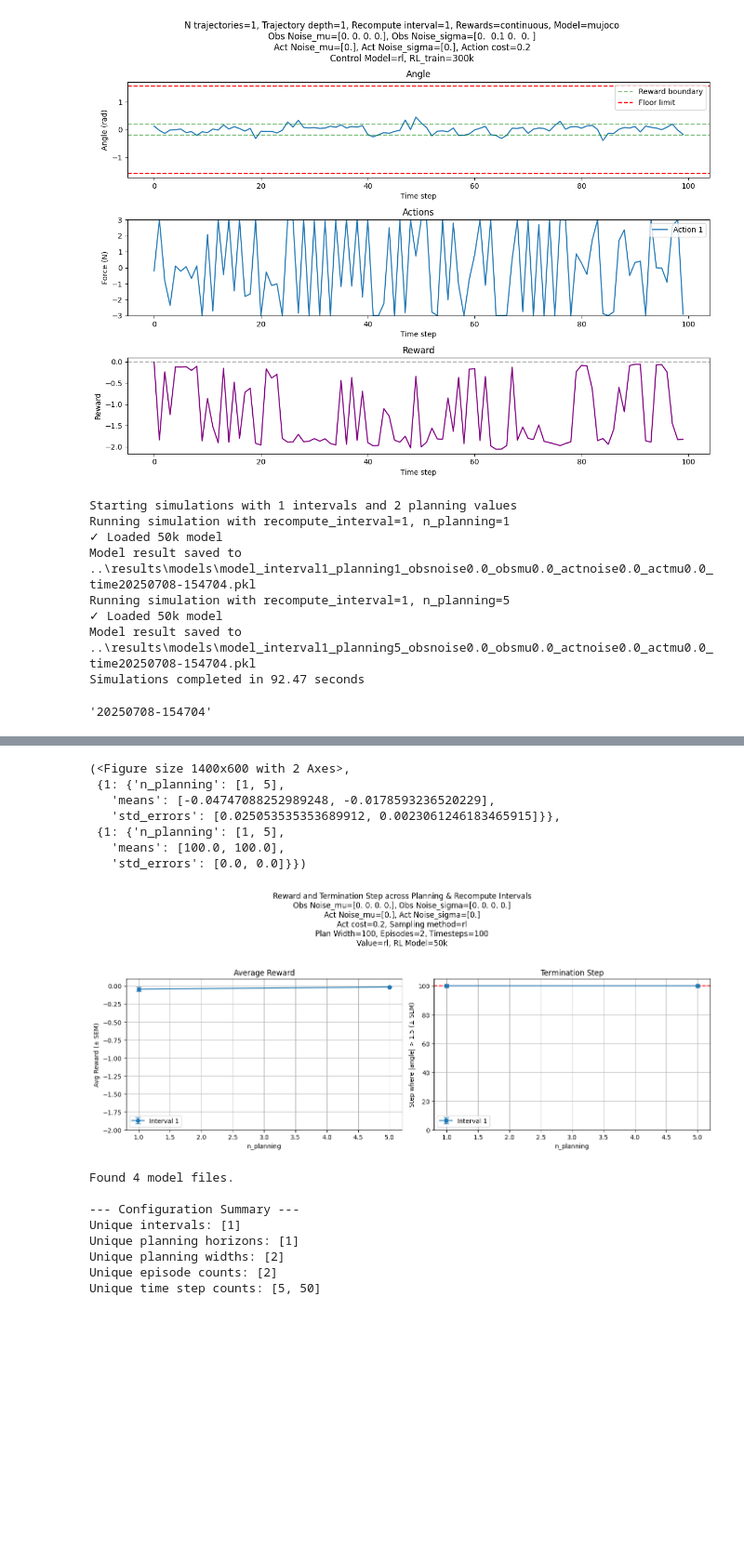
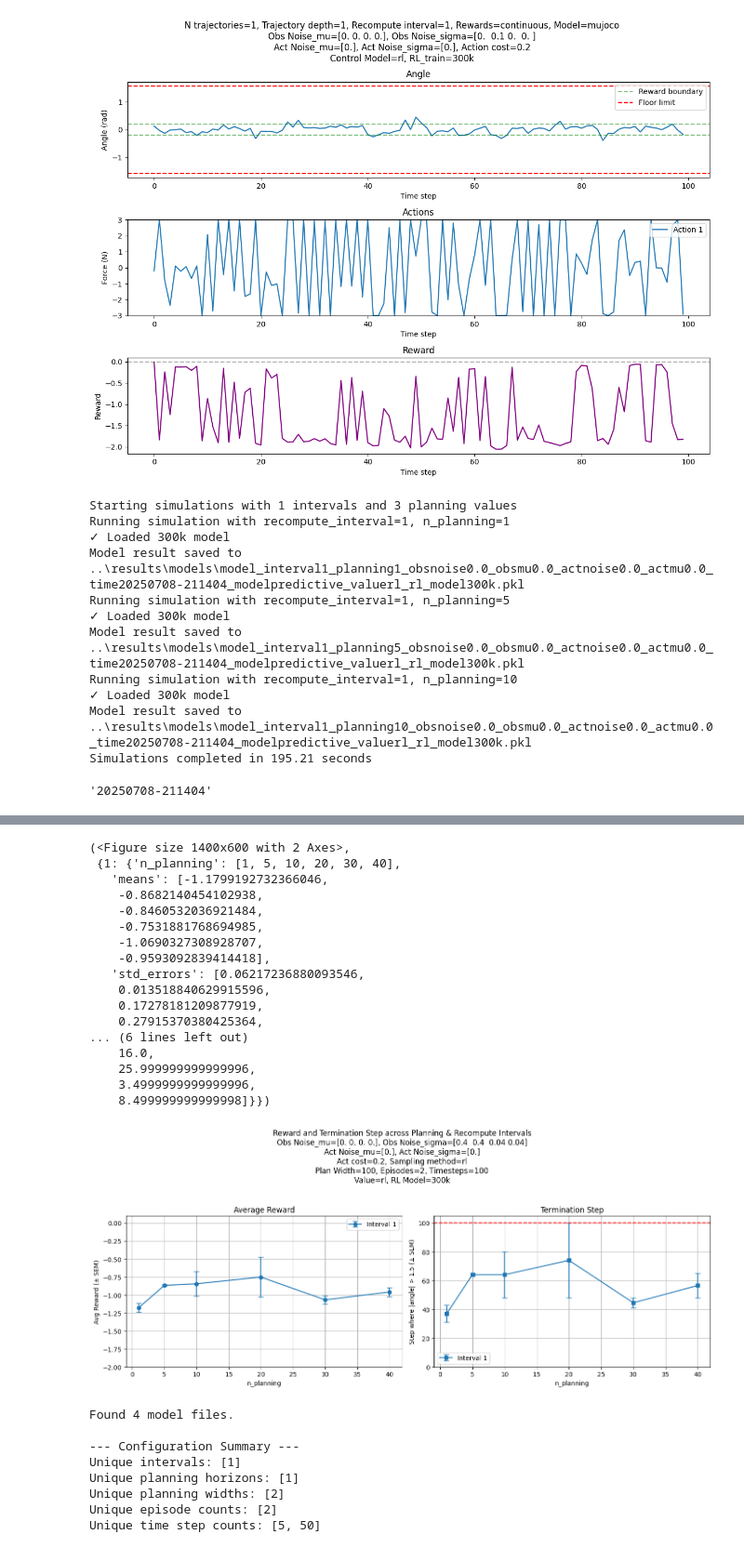
Before and after one commit to jtbuch/mpc_dojo, a Jupyter notebook: cartpole/notebooks/MujocoCartpoleSimulations.ipynb, the cells around one changed output, grey strips where cells are left out. Shown at 93% size. Cells and saved outputs as stored; diff of their text form; code cells hidden in the pictures; blank space fills up the shorter version.

```diff
--- a/cartpole/notebooks/MujocoCartpoleSimulations.ipynb
+++ b/cartpole/notebooks/MujocoCartpoleSimulations.ipynb
@@ -88,7 +88,7 @@ plt.show()
 [figure]
 # %%
 single_sim_config = {
-    'planning_width': 200,
+    'planning_width': 100,
     'reward_type': 'continuous',
     'model_type': 'mujoco',
     'obs_noise_mu': np.array([0.0, 0.0, 0.0, 0.0]),
@@ -98,35 +98,39 @@ single_sim_config = {
     'n_episodes': 2,
     'time_steps': 100,
     'action_cost': 0.2,
-    'control_model': 'rl',
+    'control_model': 'predictive',
     'recompute_intervals': [1],         # Just one interval
-    'n_planning_values': [1, 5],            # Just one planning value
+    'n_planning_values': [1, 5, 10],            # Just one planning value
     'value': 'rl',
-    'rl_model': '50k'  # Name of the RL model to use
+    'rl_model': '300k'  # Name of the RL model to use
 }
 
 run_simulations(single_sim_config)
 # %% [output]
-Starting simulations with 1 intervals and 2 planning values
+Starting simulations with 1 intervals and 3 planning values
 Running simulation with recompute_interval=1, n_planning=1
-✓ Loaded 50k model
-Model result saved to ..\results\models\model_interval1_planning1_obsnoise0.0_obsmu0.0_actnoise0.0_actmu0.0_time20250708-154704.pkl
+✓ Loaded 300k model
+Model result saved to ..\results\models\model_interval1_planning1_obsnoise0.0_obsmu0.0_actnoise0.0_actmu0.0_time20250708-211404_modelpredictive_valuerl_rl_model300k.pkl
 Running simulation with recompute_interval=1, n_planning=5
-✓ Loaded 50k model
-Model result saved to ..\results\models\model_interval1_planning5_obsnoise0.0_obsmu0.0_actnoise0.0_actmu0.0_time20250708-154704.pkl
-Simulations completed in 92.47 seconds
+✓ Loaded 300k model
+Model result saved to ..\results\models\model_interval1_planning5_obsnoise0.0_obsmu0.0_actnoise0.0_actmu0.0_time20250708-211404_modelpredictive_valuerl_rl_model300k.pkl
+Running simulation with recompute_interval=1, n_planning=10
+✓ Loaded 300k model
+Model result saved to ..\results\models\model_interval1_planning10_obsnoise0.0_obsmu0.0_actnoise0.0_actmu0.0_time20250708-211404_modelpredictive_valuerl_rl_model300k.pkl
+Simulations completed in 195.21 seconds
-'20250708-154704'
+'20250708-211404'
 # %%
 # Define configuration
-obs_noise = 0
+obs_noise = 0.4
 
 plot_config = {
     # 'planning_width': 200,
     # 'obs_noise_mu': np.array([0.0, 0.0, 0.00, 0.00]),
-    'obs_noise_sigma': np.array([obs_noise, obs_noise, obs_noise*0.1, obs_noise*0.1]),
+    'obs_noise_sigma': np.array([obs_noise, obs_noise, round(obs_noise * 0.1, 2), round(obs_noise * 0.1, 2)]),
     # 'act_noise_mu': np.array([0.0]),
     # 'act_noise_sigma': np.array([0.0]),
-    'rl_model': '50k',  # Name of the RL model to use
+    # 'obs_noise_sigma': np.array([0.4, 0.4, 0.04, 0.04]),
+    'rl_model': '300k',  # Name of the RL model to use
     'control_model': 'rl',
 }
 
@@ -138,11 +155,21 @@ Plot saved to ..\results\simulation_plot_20250708-154841.png
 (<Figure size 1400x600 with 2 Axes>,
- {1: {'n_planning': [1, 5],
-   'means': [-0.04747088252989248, -0.0178593236520229],
-   'std_errors': [0.025053535353689912, 0.0023061246183465915]}},
- {1: {'n_planning': [1, 5],
-   'means': [100.0, 100.0],
-   'std_errors': [0.0, 0.0]}})
+ {1: {'n_planning': [1, 5, 10, 20, 30, 40],
+   'means': [-1.1799192732366046,
+    -0.8682140454102938,
+    -0.8460532036921484,
+    -0.7531881768694985,
+    -1.0690327308928707,
+    -0.9593092839414418],
+   'std_errors': [0.06217236880093546,
+    0.013518840629915596,
+    0.17278181209877919,
+    0.27915370380425364,
+... (6 lines left out)
+    16.0,
+    25.999999999999996,
+    3.4999999999999996,
+    8.499999999999998]}})
-[figure, old version]
+[figure, new version]
 # %%
 import os
 import pickle
```
Also changed, not shown: parts of 1 cell of this notebook.
